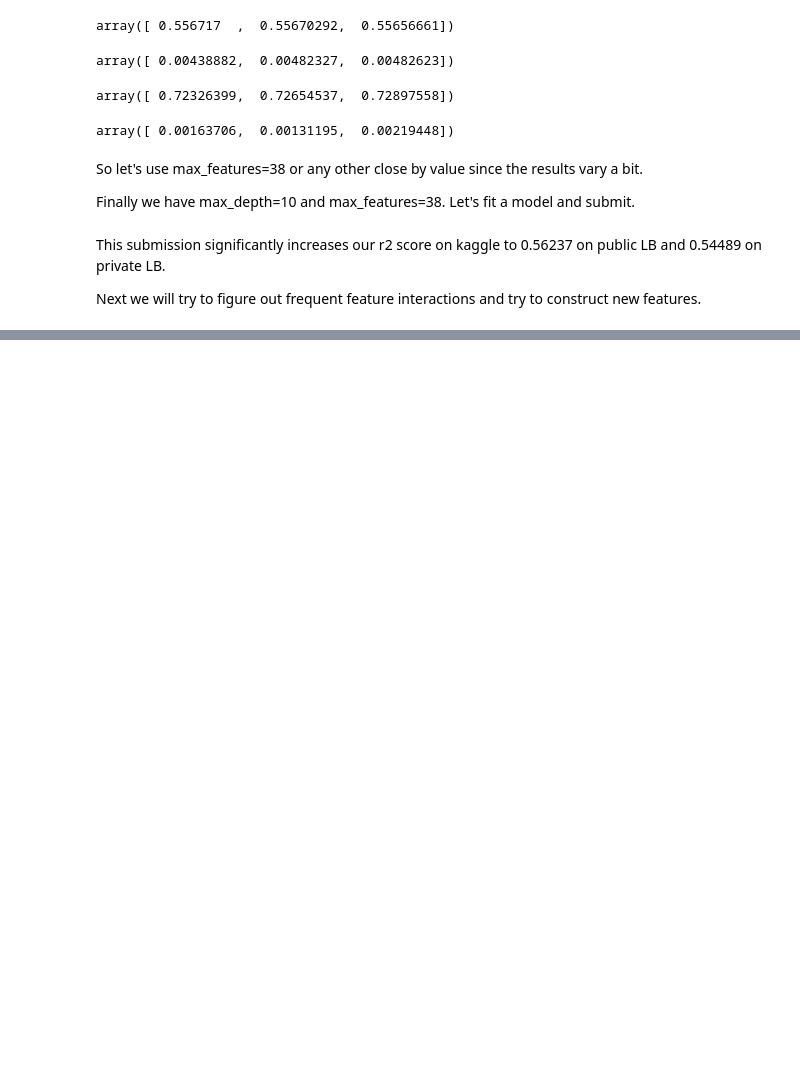
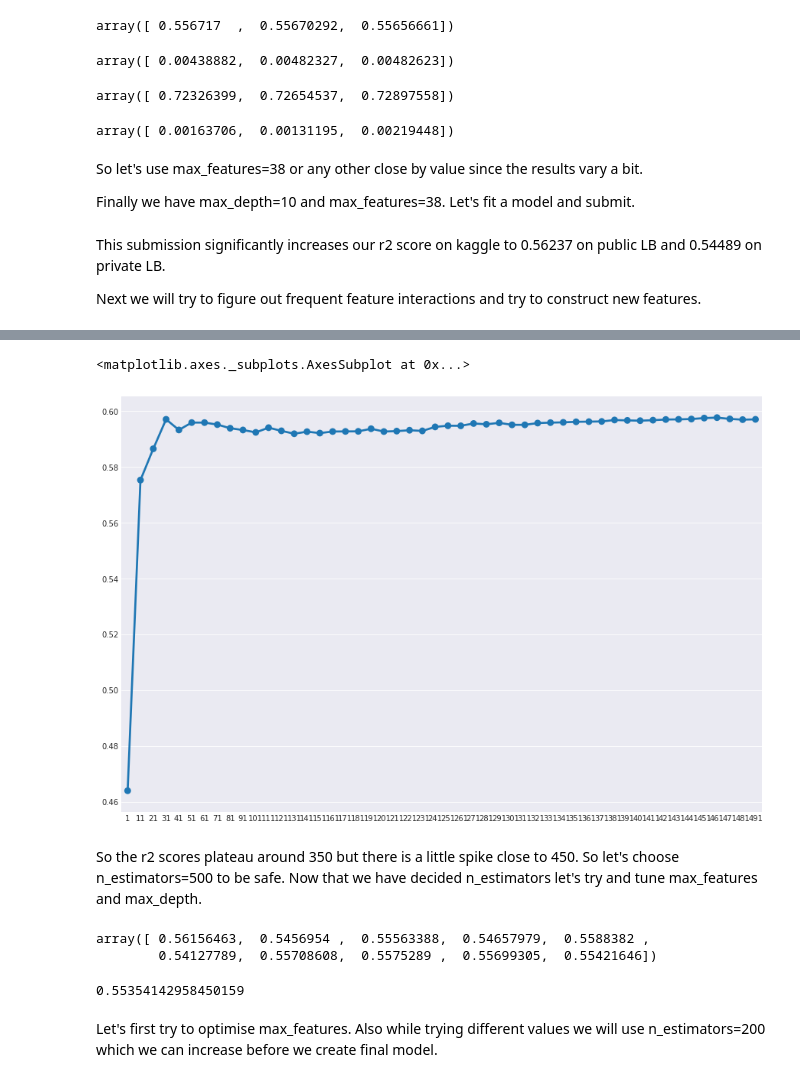
Before and after one commit to skakshay/Merc-Benz-Manufacturing, a Jupyter notebook: nb2.ipynb, the cells around one changed output, grey strips where cells are left out. Drawn from its saved outputs; the diff is of its cells as text; code cells hidden in the pictures; blank space fills up the shorter version.

Commit message:
interactions

```diff
--- a/nb2.ipynb
+++ b/nb2.ipynb
@@ -441,0 +467,15 @@ Next we will try to figure out frequent feature interactions and try to construc
+# %%
+interactions = []
+for tree in tqdm(rf_d.estimators_) :
+    for i in range(tree.tree_.node_count):
+        f1_index = tree.tree_.feature[i]
+        f1 = X_ohe.drop(drop_feat, axis=1).columns[f1_index]
+        f2_index = tree.tree_.feature[tree.tree_.children_left[i]]
+        f2 = X_ohe.drop(drop_feat, axis=1).columns[f2_index]
+        f3_index = tree.tree_.feature[tree.tree_.children_right[i]]
+        f3 = X_ohe.drop(drop_feat, axis=1).columns[f3_index]
+        if f1_index > 0 and f2_index > 0 :
+            interactions.append(','.join(sorted([f1, f2])))
+        if f1_index > 0 and f3_index > 0 :
+            interactions.append(','.join(sorted([f1, f3])))
+    interactions = list(set(interactions))
@@ -441,0 +484,8 @@ Next we will try to figure out frequent feature interactions and try to construc
+# %%
+X_ohe_itrn = X_ohe.drop(drop_feat, axis=1).copy()
+for interaction in tqdm(interactions):
+    f1 = interaction.split(',')[0]
+    f2 = interaction.split(',')[1]
+    X_ohe_itrn[interaction] = [str(X_ohe[f1][i])+str(X_ohe[f2][i]) for i in X_ohe.index]
+# %%
+X_ohe_itrn = pd.get_dummies(X_ohe_itrn, columns=interactions)
@@ -441,0 +494,8 @@ Next we will try to figure out frequent feature interactions and try to construc
+# %%
+X_ohe_itrn_train, X_ohe_itrn_val, y_train, y_val = train_test_split(X_ohe_itrn, y, test_size=0.3, shuffle=True, random_state=random_state)
+rf_ohe_itrn = RandomForestRegressor(n_estimators=500, max_features='sqrt', n_jobs=-1, random_state=random_state, max_depth=8)
+_= rf_ohe_itrn.fit(X_ohe_itrn_train, y_train)
+predictions_ohe_itrn = []
+for tree in tqdm(rf_ohe_itrn.estimators_):
+    predictions_ohe_itrn.append(tree.predict(X_ohe_itrn_val))
+    cum_mean_ohe_itrn = np.cumsum(np.array(predictions_ohe_itrn), axis=0)/np.arange(1, np.array(predictions_ohe_itrn).shape[0]+1)[:,None]
@@ -441,0 +511,12 @@ Next we will try to figure out frequent feature interactions and try to construc
+# %%
+r2_scores_ohe = []
+for y_pred in tqdm(cum_mean_ohe_itrn):
+    r2_scores_ohe.append(r2_score(y_val, y_pred))
+sns.set_style('darkgrid')
+_,ax = plt.subplots(figsize=(15,10))
+sns.pointplot(np.arange(1,cum_mean_ohe_itrn.shape[0]+1,10), [r2_scores_ohe[i] for i in list(np.arange(1,cum_mean_ohe_itrn.shape[0]+1,10))])
+# %% [output]
+<matplotlib.axes._subplots.AxesSubplot at 0x...>
+[figure, added]
+# %% [markdown]
+So the r2 scores plateau around 350 but there is a little spike close to 450. So let's choose n_estimators=500 to be safe. Now that we have decided n_estimators let's try and tune max_features and max_depth.
@@ -441,0 +526,9 @@ Next we will try to figure out frequent feature interactions and try to construc
+# %%
+val_scores
+val_scores.mean()
+# %% [output]
+array([ 0.56156463,  0.5456954 ,  0.55563388,  0.54657979,  0.5588382 ,
+        0.54127789,  0.55708608,  0.5575289 ,  0.55699305,  0.55421646])
+0.55354142958450159
+# %% [markdown]
+Let's first try to optimise max_features. Also while trying different values we will use n_estimators=200 which we can increase before we create final model.
```
Also changed, not shown: parts of 14 cells of this notebook.
